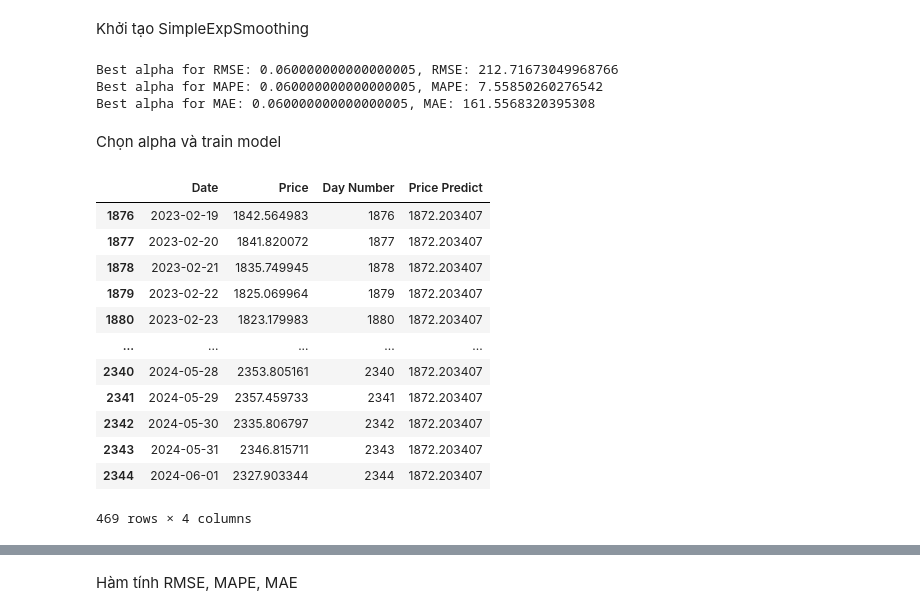
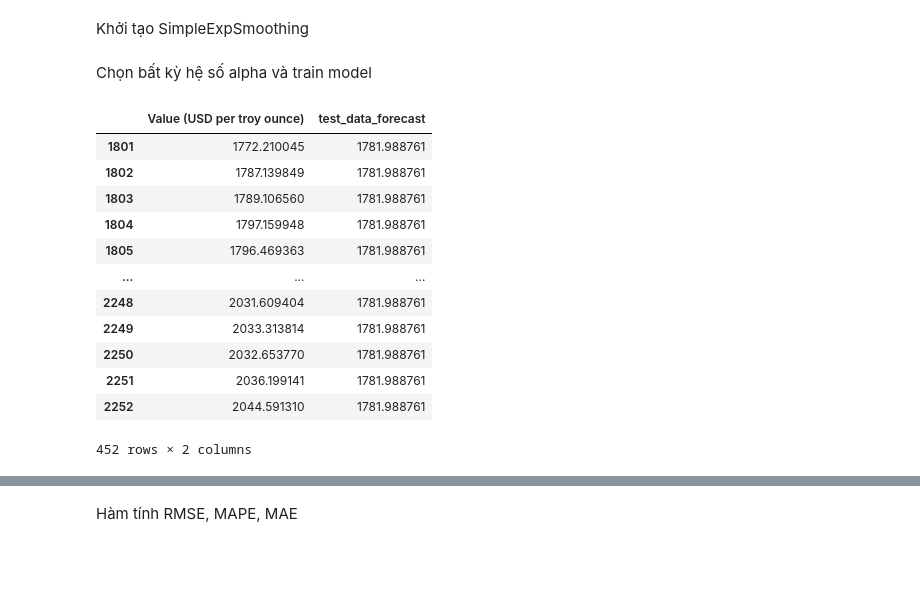
Before and after one commit to Kt7mmm/IS403_O21_06, a Jupyter notebook: Model/Team06_SES.ipynb, the cells around one changed output, grey strips where cells are left out. Cells and saved outputs as stored; diff of their text form; code cells hidden in the pictures; blank space fills up the shorter version.

Commit message:
Push LSTM, SES Model

```diff
--- a/Model/Team06_SES.ipynb
+++ b/Model/Team06_SES.ipynb
@@ -109,0 +57,6 @@ df
+# %%
+# Tạo một DataFrame mới từ DataFrame hiện có mà không có cột 'Date'
+new_df = df.drop(columns=['Date'])
+
+# In ra DataFrame mới
+print(new_df)
@@ -118,3 +80,6 @@ test = df.iloc[train_size:]
+# %%
+train = new_df.iloc[:1800]
+test = new_df.iloc[1800:]
 # %%
 train, test
 # %% [output]
@@ -138,33 +103,27 @@ train, test
 # %% [markdown]
 Khởi tạo SimpleExpSmoothing
 # %%
-model = SimpleExpSmoothing(train['Price'])
+model = SimpleExpSmoothing(train)
-# %%
-SES(train['Price'], test['Price'])
-# %% [output]
-Best alpha for RMSE: 0.060000000000000005, RMSE: 212.71673049968766
-Best alpha for MAPE: 0.060000000000000005, MAPE: 7.55850260276542
-Best alpha for MAE: 0.060000000000000005, MAE: 161.5568320395308
 # %% [markdown]
-Chọn alpha và train model
+Chọn bất kỳ hệ số alpha và train model
 # %%
-alpha = 0.06
+alpha = 0.4
 fit = model.fit(smoothing_level = alpha, optimized = False)
 # %%
 test_data = test.copy()
-test_data['Price Predict'] = fit.forecast(len(test))
+test_data['test_data_forecast'] = fit.forecast(len(test))
 test_data
 # %% [output]
-|  | Date | Price | Day Number | Price Predict |
-| 1876 | 2023-02-19 | 1842.564983 | 1876 | 1872.203407 |
-| 1877 | 2023-02-20 | 1841.820072 | 1877 | 1872.203407 |
-| 1878 | 2023-02-21 | 1835.749945 | 1878 | 1872.203407 |
-| 1879 | 2023-02-22 | 1825.069964 | 1879 | 1872.203407 |
-| 1880 | 2023-02-23 | 1823.179983 | 1880 | 1872.203407 |
-| ... | ... | ... | ... | ... |
-| 2340 | 2024-05-28 | 2353.805161 | 2340 | 1872.203407 |
-| 2341 | 2024-05-29 | 2357.459733 | 2341 | 1872.203407 |
-| 2342 | 2024-05-30 | 2335.806797 | 2342 | 1872.203407 |
-| 2343 | 2024-05-31 | 2346.815711 | 2343 | 1872.203407 |
-| 2344 | 2024-06-01 | 2327.903344 | 2344 | 1872.203407 |
+|  | Value (USD per troy ounce) | test_data_forecast |
+| 1801 | 1772.210045 | 1781.988761 |
+| 1802 | 1787.139849 | 1781.988761 |
+| 1803 | 1789.106560 | 1781.988761 |
+| 1804 | 1797.159948 | 1781.988761 |
+| 1805 | 1796.469363 | 1781.988761 |
+| ... | ... | ... |
+| 2248 | 2031.609404 | 1781.988761 |
+| 2249 | 2033.313814 | 1781.988761 |
+| 2250 | 2032.653770 | 1781.988761 |
+| 2251 | 2036.199141 | 1781.988761 |
+| 2252 | 2044.591310 | 1781.988761 |
-469 rows × 4 columns
+452 rows × 2 columns
```
Also changed, not shown: parts of 138 cells of this notebook, 2 other files.
